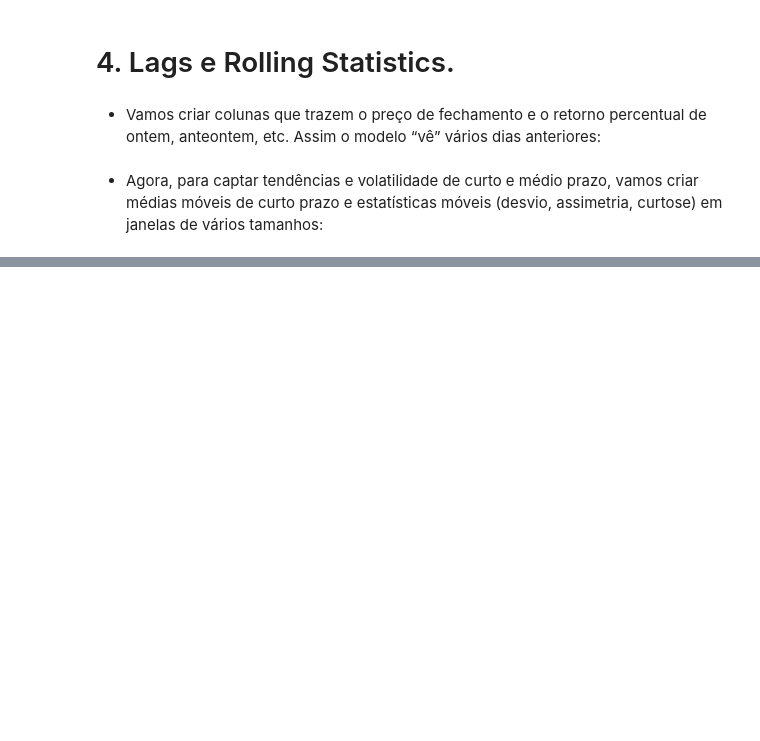
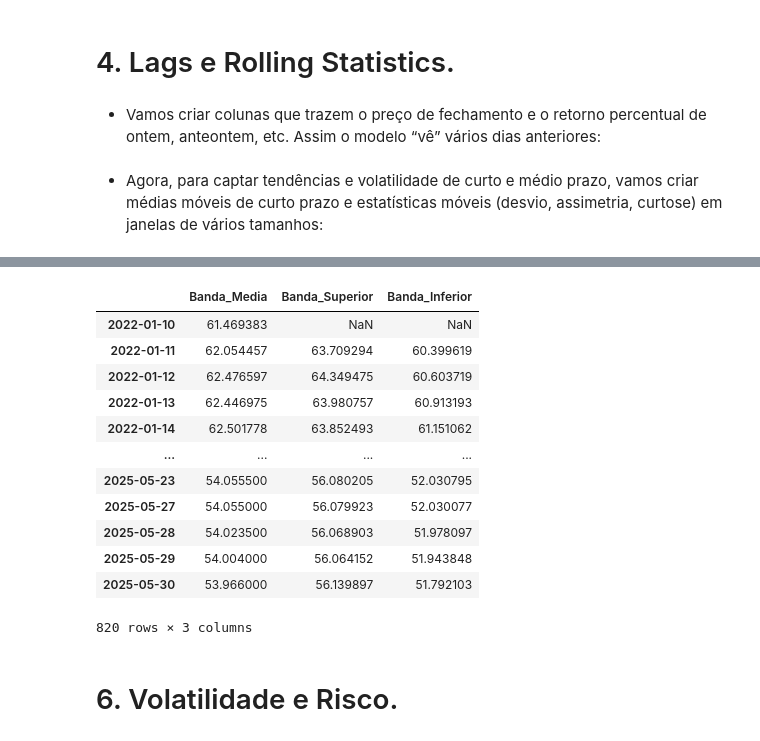
Before and after one commit to DanielCFigueira/Projeto_Predicao_VALE3, a Jupyter notebook: Teste.ipynb, the cells around one changed output, grey strips where cells are left out. Cells and saved outputs as stored; diff of their text form; code cells hidden in the pictures; blank space fills up the shorter version.

```diff
--- a/Teste.ipynb
+++ b/Teste.ipynb
@@ -225,0 +249,17 @@ df
+# %%
+def calculo_rsi(series, window=14):
+    delta = series.diff()
+
+    gain = delta.clip(lower=0)
+    loss = -delta.clip(upper=0)
+
+    avg_gain = gain.rolling(window=window).mean()
+    avg_loss = loss.rolling(window=window).mean()
+
+    rs = avg_gain / avg_loss
+    rsi = 100 - (100 / (1 + rs))
+
+    return rsi
+
+df['RSI_14'] = calculo_rsi(df['Close_VALE3'], window=14)
+df[['RSI_14']]
@@ -225,0 +280,3 @@ df
+# %%
+df['RSI_14'].fillna(df['RSI_14'].mean(), inplace=True)
+df[['RSI_14']]
@@ -225,0 +286,9 @@ df
+# %%
+MME_12 = df['Close_VALE3'].ewm(span=12, adjust=False).mean()
+MME_26 = df['Close_VALE3'].ewm(span=26, adjust=False).mean()
+
+df['MACD'] = MME_12 - MME_26
+
+df['MACD_Signal'] = df['MACD'].ewm(span=9, adjust=False).mean()
+
+df[['MACD', 'MACD_Signal']]
@@ -225,0 +309,28 @@ df
+# %%
+# Calculando a média móvel e o desvio padrão
+media_20 = df['Close_VALE3'].rolling(window=20, min_periods=1).mean()
+desvio_20 = df['Close_VALE3'].rolling(window=20, min_periods=1).std()
+
+# Calculando as bandas
+df['Banda_Media'] = media_20
+df['Banda_Superior'] = media_20 + (2 * desvio_20)
+df['Banda_Inferior'] = media_20 - (2 * desvio_20)
+
+
+df[['Banda_Media', 'Banda_Superior', 'Banda_Inferior']]
+# %% [output]
+|  | Banda_Media | Banda_Superior | Banda_Inferior |
+| 2022-01-10 | 61.469383 | NaN | NaN |
+| 2022-01-11 | 62.054457 | 63.709294 | 60.399619 |
+| 2022-01-12 | 62.476597 | 64.349475 | 60.603719 |
+| 2022-01-13 | 62.446975 | 63.980757 | 60.913193 |
+| 2022-01-14 | 62.501778 | 63.852493 | 61.151062 |
+| ... | ... | ... | ... |
+| 2025-05-23 | 54.055500 | 56.080205 | 52.030795 |
+| 2025-05-27 | 54.055000 | 56.079923 | 52.030077 |
+| 2025-05-28 | 54.023500 | 56.068903 | 51.978097 |
+| 2025-05-29 | 54.004000 | 56.064152 | 51.943848 |
+| 2025-05-30 | 53.966000 | 56.139897 | 51.792103 |
+820 rows × 3 columns
+# %% [markdown]
+# 6. Volatilidade e Risco.
```
Also changed, not shown: parts of 9 cells of this notebook, 1 other file.
